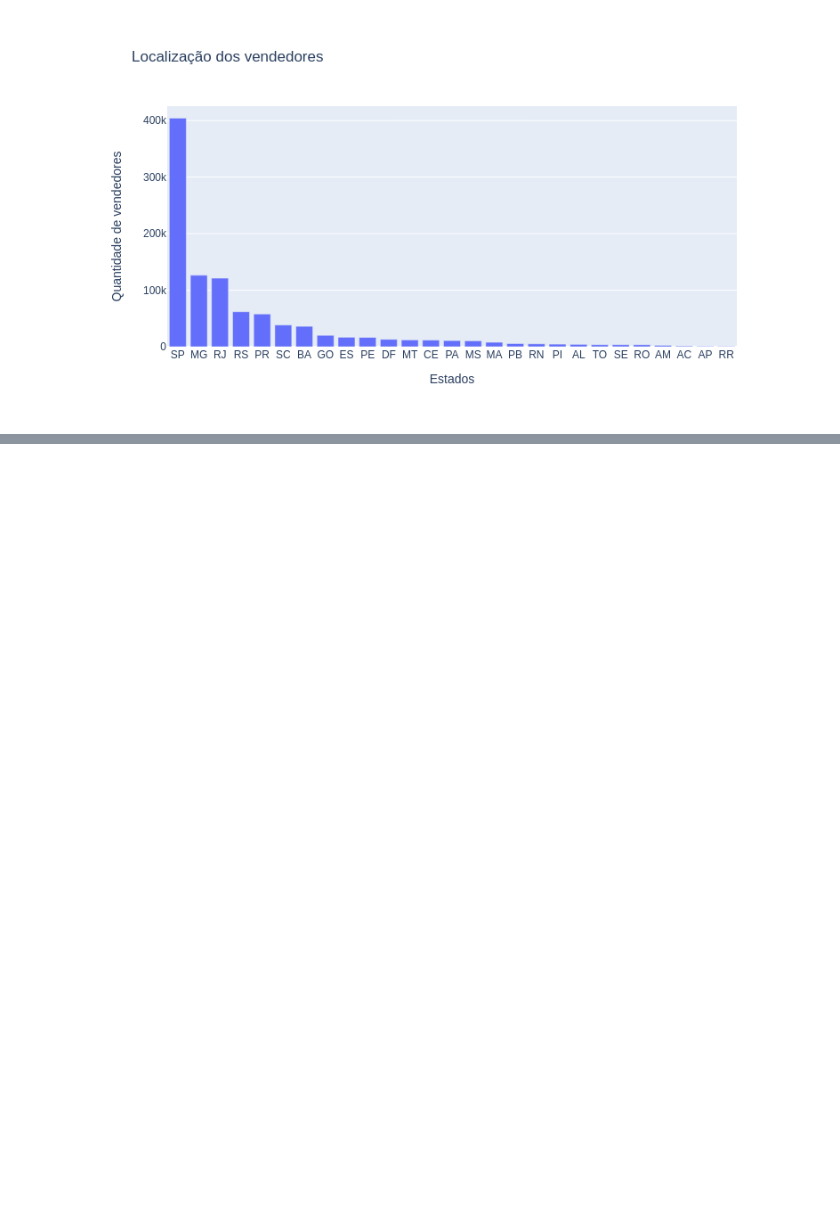
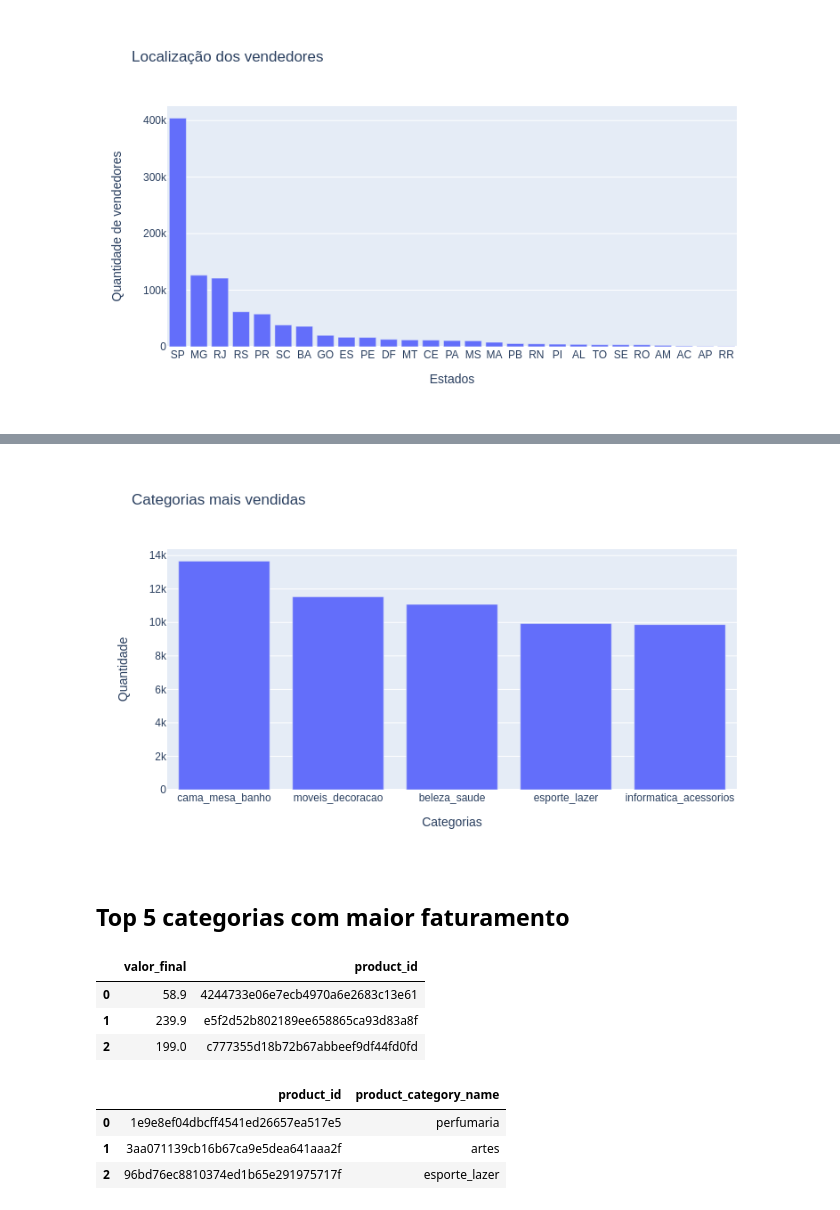
Before and after one commit to Lucas-Buk/Introducao-Ciencia-de-Dados, a Jupyter notebook: Aula_1_Exploração_Olist.ipynb, the cells around one changed output, grey strips where cells are left out. Drawn from its saved outputs; the diff is of its cells as text; code cells hidden in the pictures; blank space fills up the shorter version.

```diff
--- a/Aula_1_Exploração_Olist.ipynb
+++ b/Aula_1_Exploração_Olist.ipynb
@@ -908,0 +1016,3 @@ gitly.show(fig)
+# %%
+df_left = df_compra_itens[['order_item_id', 'product_id']]
+df_left.head(3)
@@ -908,0 +1024,3 @@ gitly.show(fig)
+# %%
+df_right = df_produtos[['product_id','product_category_name']]
+df_right.head(3)
@@ -908,0 +1032,3 @@ gitly.show(fig)
+# %%
+df_prods_compra_itens = df_left.merge(df_right, how='left', on='product_id')
+df_prods_compra_itens.head(5)
@@ -908,0 +1042,26 @@ gitly.show(fig)
+# %%
+df_res = df_prods_compra_itens[['order_item_id', 'product_category_name']].groupby(by='product_category_name').sum()
+df_res = df_res.sort_values(by = 'order_item_id',ascending = False).head(5)
+# %%
+fig = px.bar(df_res, y = 'order_item_id', title='Categorias mais vendidas',labels={'order_item_id':'Quantidade','product_category_name':'Categorias'})
+gitly.show(fig)
+# %% [output]
+[figure, added]
+# %% [markdown]
+## Top 5 categorias com maior faturamento
+# %%
+df_left = df_compra_itens[['valor_final', 'product_id']]
+df_left.head(3)
+# %% [output]
+|  | valor_final | product_id |
+| 0 | 58.9 | 4244733e06e7ecb4970a6e2683c13e61 |
+| 1 | 239.9 | e5f2d52b802189ee658865ca93d83a8f |
+| 2 | 199.0 | c777355d18b72b67abbeef9df44fd0fd |
+# %%
+df_right = df_produtos[['product_id','product_category_name']]
+df_right.head(3)
+# %% [output]
+|  | product_id | product_category_name |
+| 0 | 1e9e8ef04dbcff4541ed26657ea517e5 | perfumaria |
+| 1 | 3aa071139cb16b67ca9e5dea641aaa2f | artes |
+| 2 | 96bd76ec8810374ed1b65e291975717f | esporte_lazer |
```
Also changed, not shown: parts of 73 cells of this notebook.
